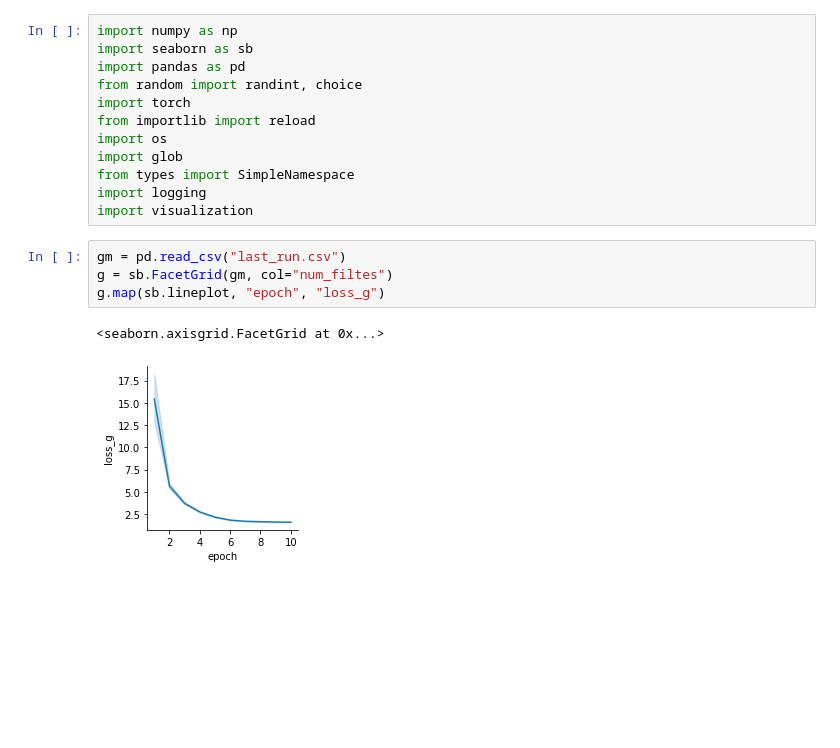
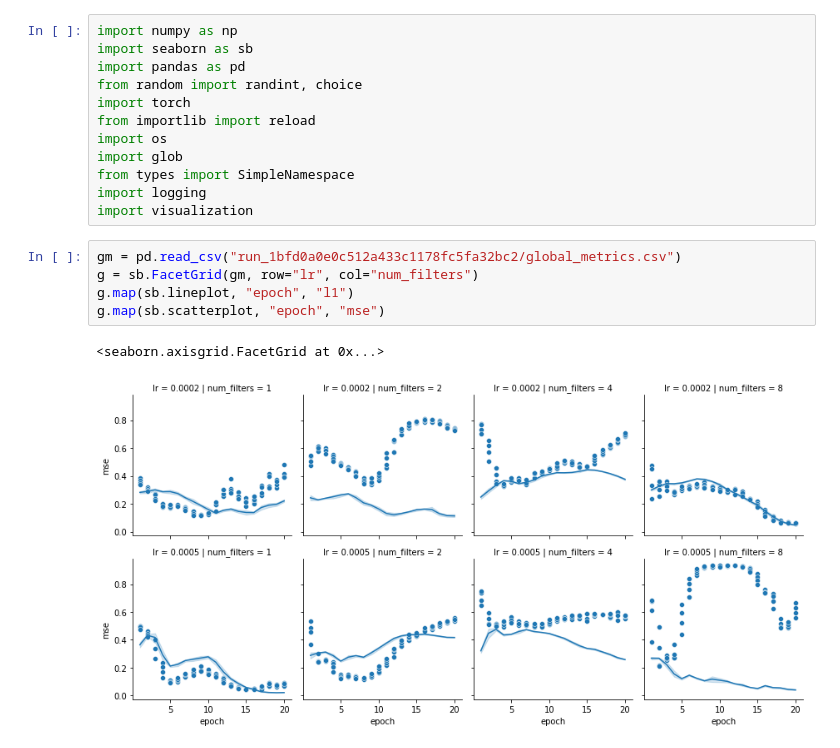
Before and after one commit to yamatteo/baryons, a Jupyter notebook: notebook.ipynb, the cells around one changed output. Saved outputs shown, nothing was run; the diff lists cells and outputs as text; blank space fills up the shorter version.

```diff
--- a/notebook.ipynb
+++ b/notebook.ipynb
@@ -24,9 +24,10 @@ from types import SimpleNamespace
 import logging
 import visualization
 # %%
-gm = pd.read_csv("last_run.csv")
-g = sb.FacetGrid(gm, col="num_filtes")
-g.map(sb.lineplot, "epoch", "loss_g")
+gm = pd.read_csv("run_1bfd0a0e0c512a433c1178fc5fa32bc2/global_metrics.csv")
+g = sb.FacetGrid(gm, row="lr", col="num_filters")
+g.map(sb.lineplot, "epoch", "l1")
+g.map(sb.scatterplot, "epoch", "mse")
 # %% [output]
 <seaborn.axisgrid.FacetGrid at 0x...>
-[figure, old version]
+[figure, new version]
```
Also changed, not shown: parts of 1 cell of this notebook, 3 other files.
